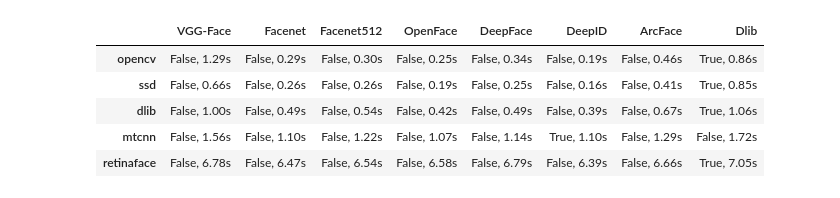
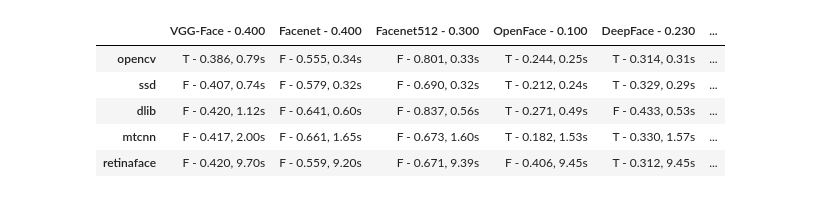
Before and after one commit to kanitpongt/frl-benchmark, a Jupyter notebook: benchmark.ipynb, the cells around one changed output. Cells and saved outputs as stored; diff of their text form; code cells hidden in the pictures.

```diff
--- a/benchmark.ipynb
+++ b/benchmark.ipynb
@@ -54,0 +100,10 @@ result, err = benchmark_frl(f'{DB_ROOT_PATH}/1/src.png', f'{DB_ROOT_PATH}/1/comp
+# %%
+TEST_METRIC = "cosine"
+pd.DataFrame(results_1[TEST_METRIC], columns= list(metrics_model_column[TEST_METRIC]), index=detection_models)
+# %% [output]
+|  | VGG-Face - 0.400 | Facenet - 0.400 | Facenet512 - 0.300 | OpenFace - 0.100 | DeepFace - 0.230 | ... |
+| opencv | T - 0.386, 0.79s | F - 0.555, 0.34s | F - 0.801, 0.33s | T - 0.244, 0.25s | T - 0.314, 0.31s | ... |
+| ssd | F - 0.407, 0.74s | F - 0.579, 0.32s | F - 0.690, 0.32s | T - 0.212, 0.24s | T - 0.329, 0.29s | ... |
+| dlib | F - 0.420, 1.12s | F - 0.641, 0.60s | F - 0.837, 0.56s | T - 0.271, 0.49s | F - 0.433, 0.53s | ... |
+| mtcnn | F - 0.417, 2.00s | F - 0.661, 1.65s | F - 0.673, 1.60s | T - 0.182, 1.53s | T - 0.330, 1.57s | ... |
+| retinaface | F - 0.420, 9.70s | F - 0.559, 9.20s | F - 0.671, 9.39s | F - 0.406, 9.45s | T - 0.312, 9.45s | ... |
@@ -55,10 +125,3 @@ result, err = benchmark_frl(f'{DB_ROOT_PATH}/1/src.png', f'{DB_ROOT_PATH}/1/comp
 # %%
-pd.DataFrame(result, columns= representation_models, index=detection_models)
+pd.DataFrame(results_2[TEST_METRIC], columns= representation_models, index=detection_models)
-# %% [output]
-|  | VGG-Face | Facenet | Facenet512 | OpenFace | DeepFace | DeepID | ArcFace | Dlib |
-| opencv | False, 1.29s | False, 0.29s | False, 0.30s | False, 0.25s | False, 0.34s | False, 0.19s | False, 0.46s | True, 0.86s |
-| ssd | False, 0.66s | False, 0.26s | False, 0.26s | False, 0.19s | False, 0.25s | False, 0.16s | False, 0.41s | True, 0.85s |
-| dlib | False, 1.00s | False, 0.49s | False, 0.54s | False, 0.42s | False, 0.49s | False, 0.39s | False, 0.67s | True, 1.06s |
-| mtcnn | False, 1.56s | False, 1.10s | False, 1.22s | False, 1.07s | False, 1.14s | True, 1.10s | False, 1.29s | False, 1.72s |
-| retinaface | False, 6.78s | False, 6.47s | False, 6.54s | False, 6.58s | False, 6.79s | False, 6.39s | False, 6.66s | True, 7.05s |
 # %%
```
Also changed, not shown: parts of 11 cells of this notebook, 1 other file.
